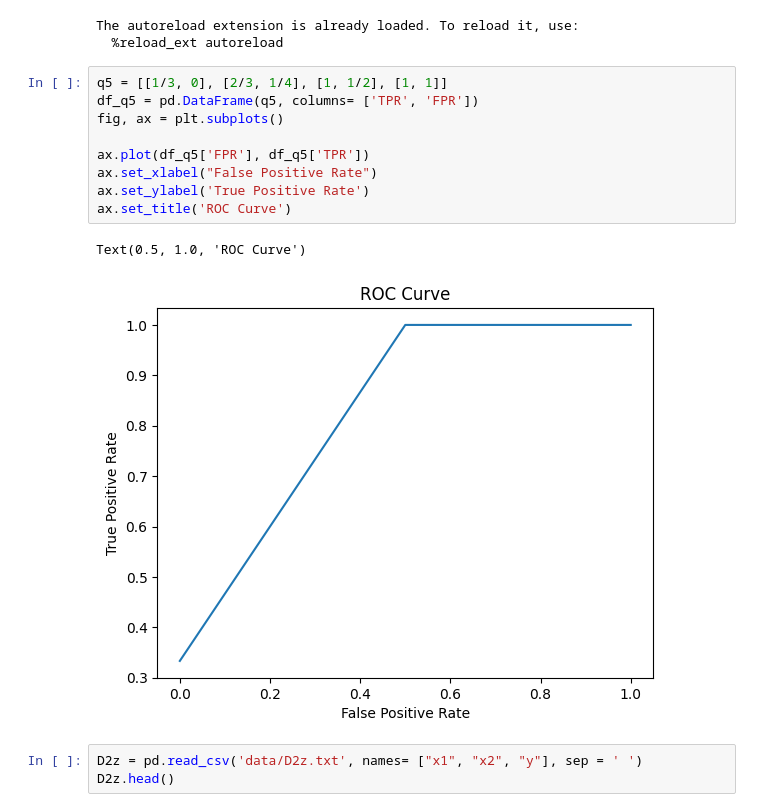
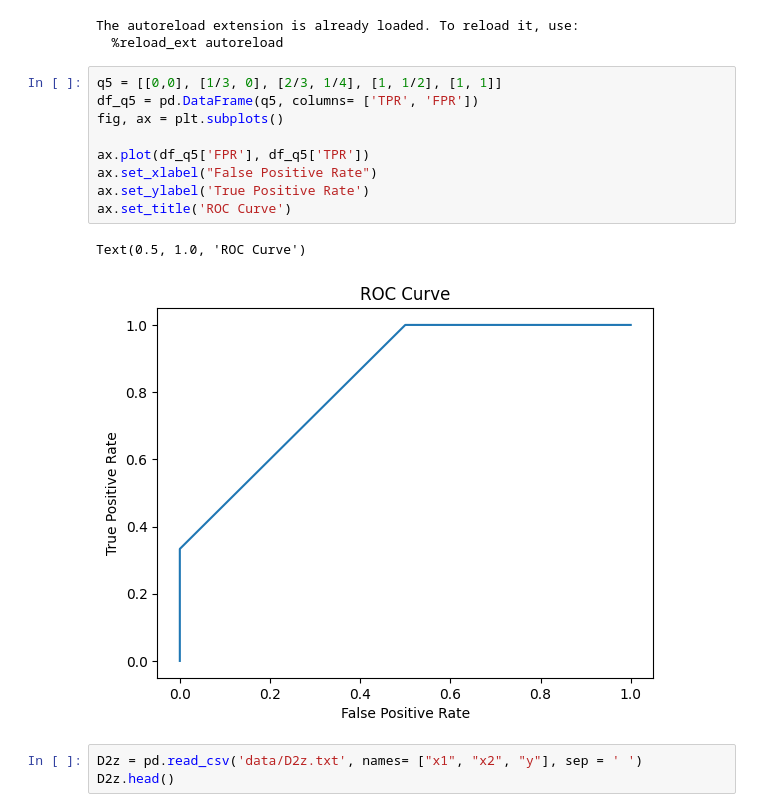
Before and after one commit to Thongnguyentam/Machine_Learning_2023, a Jupyter notebook: Hw3/hw3-1/hw3 - main.ipynb, the cells around one changed output. Drawn from its saved outputs; the diff is of its cells as text.

```diff
--- a/Hw3/hw3-1/hw3 - main.ipynb
+++ b/Hw3/hw3-1/hw3 - main.ipynb
@@ -13,17 +13,17 @@ from sklearn.metrics import roc_curve, auc,roc_auc_score
 The autoreload extension is already loaded. To reload it, use:
   %reload_ext autoreload
 # %%
-q5 = [[1/3, 0], [2/3, 1/4], [1, 1/2], [1, 1]]
+q5 = [[0,0], [1/3, 0], [2/3, 1/4], [1, 1/2], [1, 1]]
 df_q5 = pd.DataFrame(q5, columns= ['TPR', 'FPR'])
 fig, ax = plt.subplots()
 
 ax.plot(df_q5['FPR'], df_q5['TPR'])
 ax.set_xlabel("False Positive Rate")
 ax.set_ylabel('True Positive Rate')
 ax.set_title('ROC Curve')
 # %% [output]
 Text(0.5, 1.0, 'ROC Curve')
-[figure, old version]
+[figure, new version]
 # %%
 D2z = pd.read_csv('data/D2z.txt', names= ["x1", "x2", "y"], sep = ' ')
 D2z.head()
```
Also changed, not shown: 1 other file.
